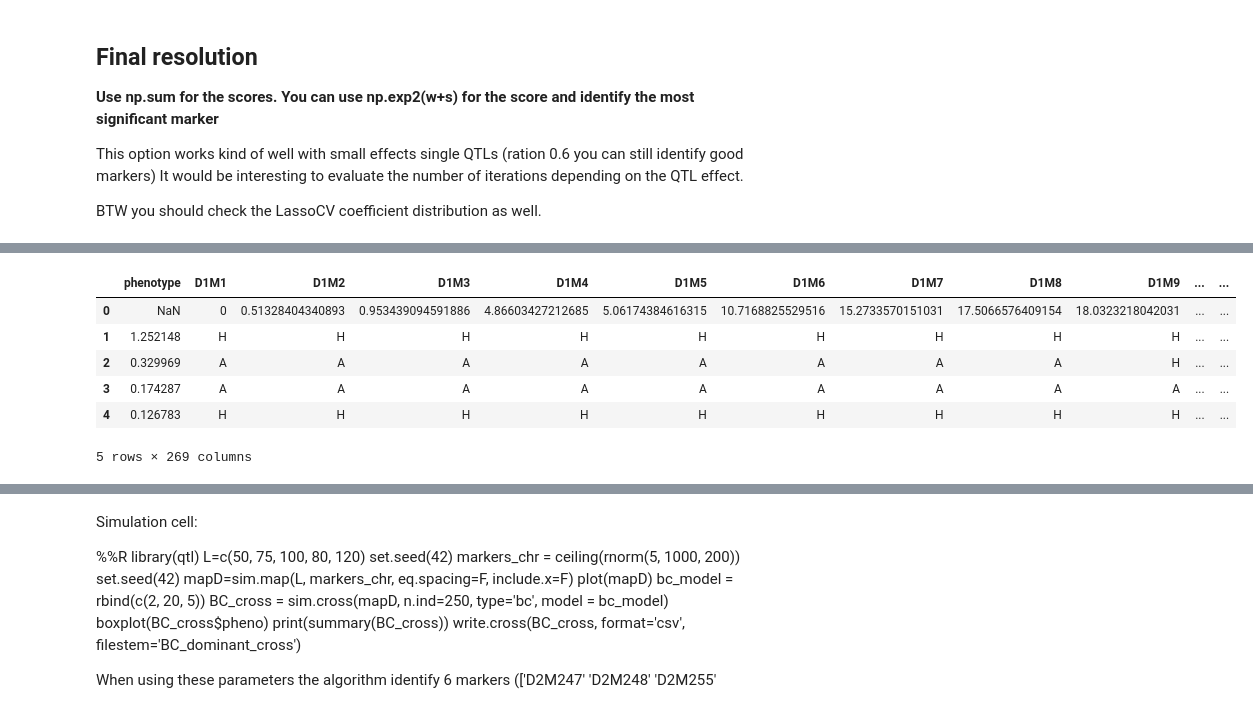
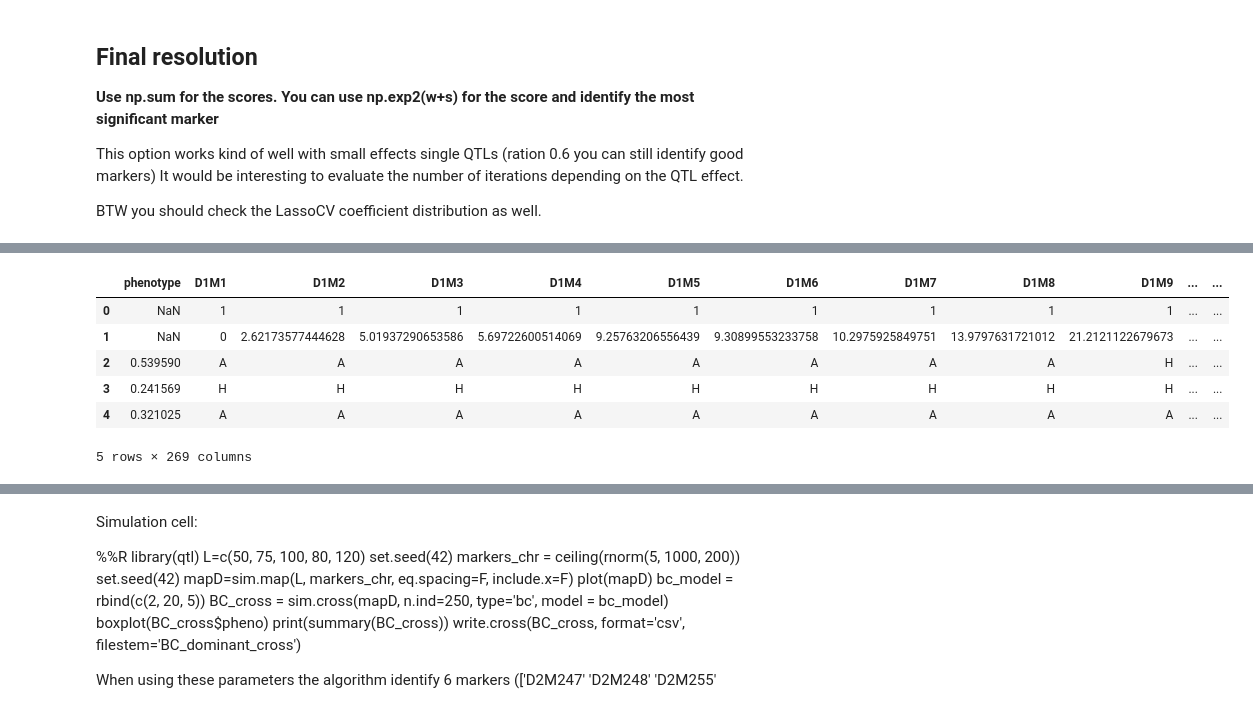
Before and after one commit to aariani/Gepts_Lab_Book, a Jupyter notebook: QTLmap/MLQTLs/mlQTLs_notebook.ipynb, the cells around one changed output, grey strips where cells are left out. Saved outputs shown, nothing was run; the diff lists cells and outputs as text; code cells hidden in the pictures.

```diff
--- a/QTLmap/MLQTLs/mlQTLs_notebook.ipynb
+++ b/QTLmap/MLQTLs/mlQTLs_notebook.ipynb
@@ -198,13 +230,13 @@ plt.show()
 # %%
-cross2 = pd.read_csv('BC_dominant_cross.csv', sep=',', header=0, skiprows=[1])
+cross2 = pd.read_csv('BC_dominant_cross.csv', sep=',', header=0)#, skiprows=[1])
 cross2.head()
 # %% [output]
 |  | phenotype | D1M1 | D1M2 | D1M3 | D1M4 | D1M5 | D1M6 | D1M7 | D1M8 | D1M9 | ... | ... |
-| 0 | NaN | 0 | 0.51328404340893 | 0.953439094591886 | 4.86603427212685 | 5.06174384616315 | 10.7168825529516 | 15.2733570151031 | 17.5066576409154 | 18.0323218042031 | ... | ... |
-| 1 | 1.252148 | H | H | H | H | H | H | H | H | H | ... | ... |
-| 2 | 0.329969 | A | A | A | A | A | A | A | A | H | ... | ... |
-| 3 | 0.174287 | A | A | A | A | A | A | A | A | A | ... | ... |
-| 4 | 0.126783 | H | H | H | H | H | H | H | H | H | ... | ... |
+| 0 | NaN | 1 | 1 | 1 | 1 | 1 | 1 | 1 | 1 | 1 | ... | ... |
+| 1 | NaN | 0 | 2.62173577444628 | 5.01937290653586 | 5.69722600514069 | 9.25763206556439 | 9.30899553233758 | 10.2975925849751 | 13.9797631721012 | 21.2121122679673 | ... | ... |
+| 2 | 0.539590 | A | A | A | A | A | A | A | A | H | ... | ... |
+| 3 | 0.241569 | H | H | H | H | H | H | H | H | H | ... | ... |
+| 4 | 0.321025 | A | A | A | A | A | A | A | A | A | ... | ... |
 5 rows × 269 columns
 # %%
 sign_markers=new_frame[new_frame['Vals']>=q]['markers_ID'].values
```
Also changed, not shown: parts of 34 cells of this notebook, 2 other files.
